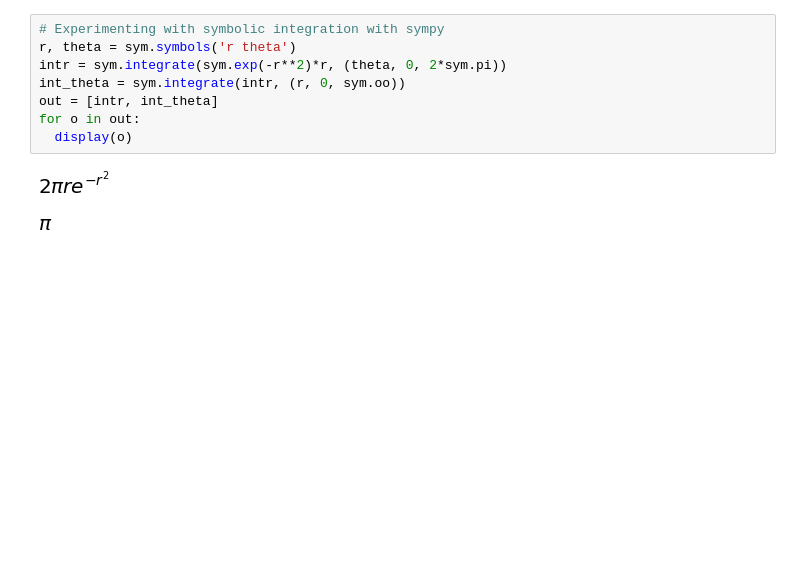
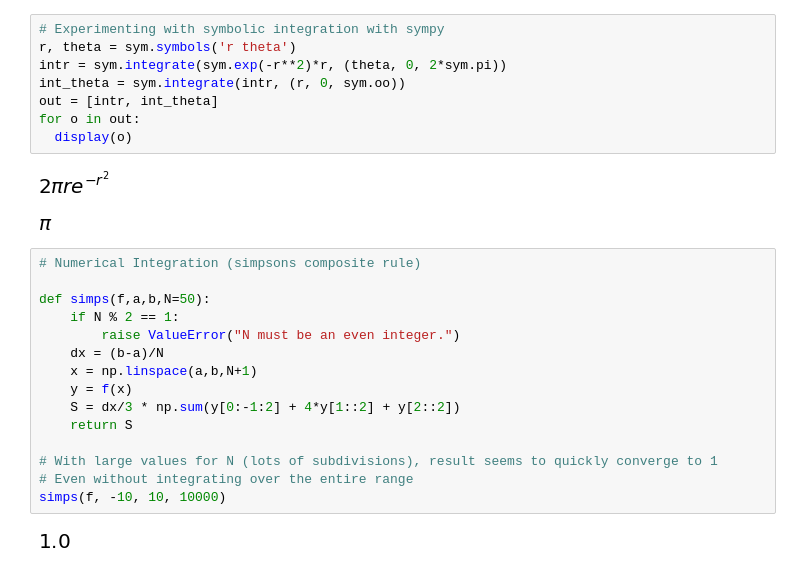
Before and after one commit to awhooshingwind/Math254, a Jupyter notebook: jpierson_wp2_suppl.ipynb, the cells around one changed output. Cells and saved outputs as stored; diff of their text form; blank space fills up the shorter version.

Commit message:
added numerical integration cell

```diff
--- a/jpierson_wp2_suppl.ipynb
+++ b/jpierson_wp2_suppl.ipynb
@@ -167,3 +167,20 @@ for o in out:
 # %% [output]
 [figure]
 [figure]
+# %%
+# Numerical Integration (simpsons composite rule)
+
+def simps(f,a,b,N=50):
+    if N % 2 == 1:
+        raise ValueError("N must be an even integer.")
+    dx = (b-a)/N
+    x = np.linspace(a,b,N+1)
+    y = f(x)
+    S = dx/3 * np.sum(y[0:-1:2] + 4*y[1::2] + y[2::2])
+    return S
+
+# With large values for N (lots of subdivisions), result seems to quickly converge to 1
+# Even without integrating over the entire range
+simps(f, -10, 10, 10000)
+# %% [output]
+[figure, added]
```
Also changed, not shown: parts of 2 cells of this notebook.
